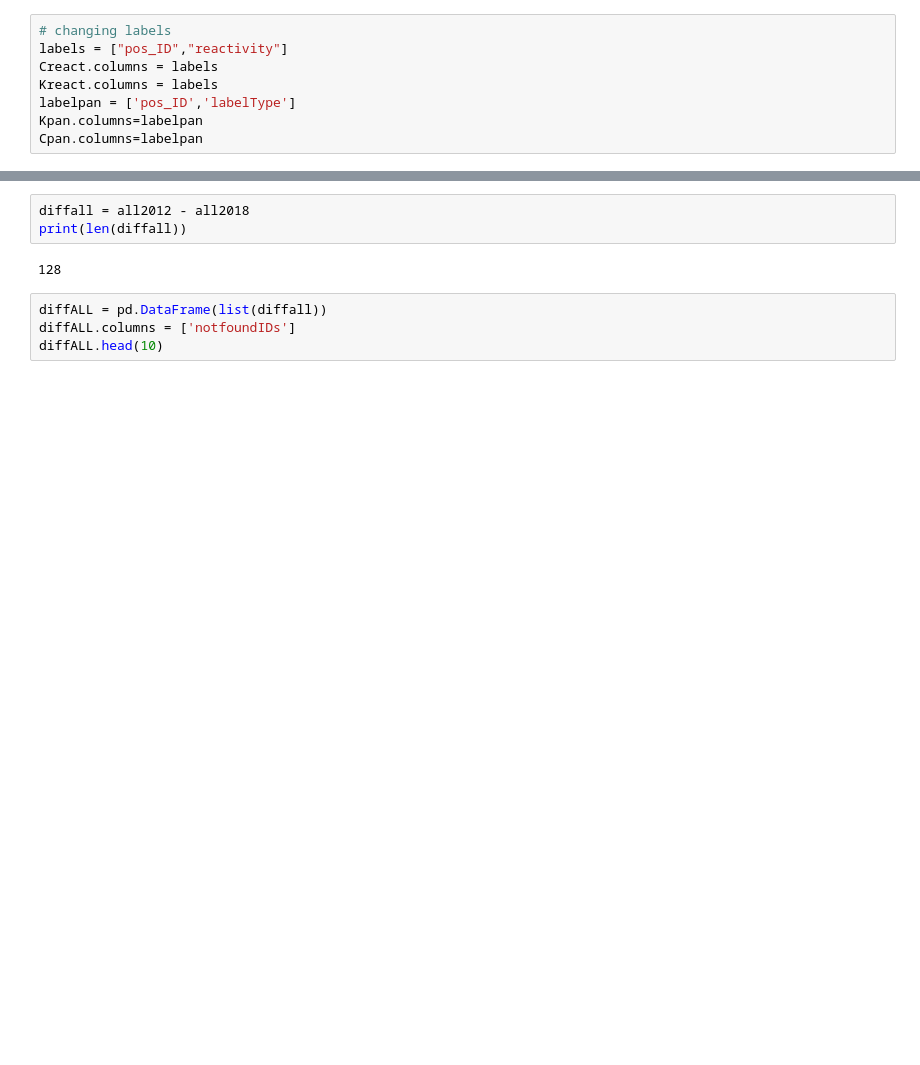
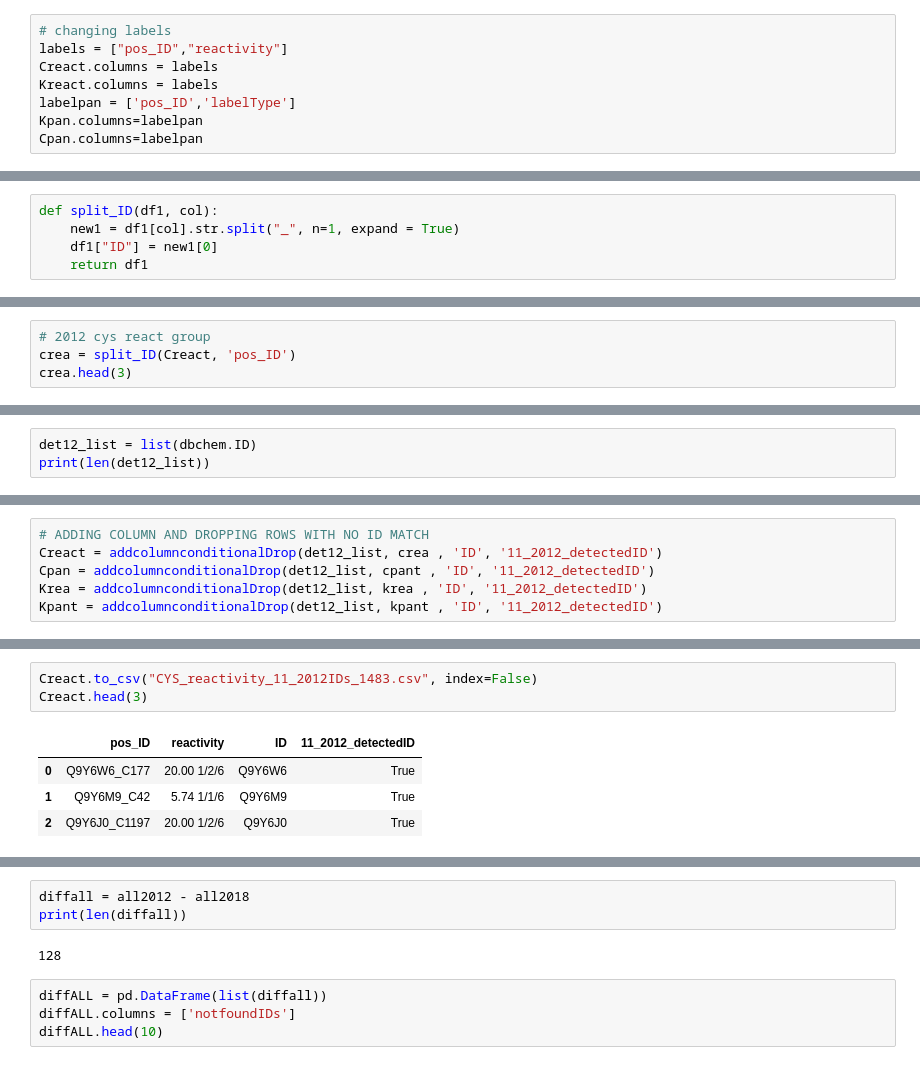
Before and after one commit to Mfpfox/MAPPING, a Jupyter notebook: A19_11_05_Nature2012_CysLys_mapped_2018UKB.ipynb, the cells around one changed output, grey strips where cells are left out. Saved outputs shown, nothing was run; the diff lists cells and outputs as text; blank space fills up the shorter version.

```diff
--- a/A19_08_26_Nature2012_CKpos_2018_update.ipynb
+++ b/A19_11_05_Nature2012_CysLys_mapped_2018UKB.ipynb
@@ -452,0 +454,5 @@ print(len(all2018))
+# %%
+def split_ID(df1, col):
+    new1 = df1[col].str.split("_", n=1, expand = True)
+    df1["ID"] = new1[0]
+    return df1
@@ -452,0 +466,4 @@ print(len(all2018))
+# %%
+# 2012 cys react group
+crea = split_ID(Creact, 'pos_ID')
+crea.head(3)
@@ -452,0 +504,3 @@ print(len(all2018))
+# %%
+det12_list = list(dbchem.ID)
+print(len(det12_list))
@@ -452,0 +509,6 @@ print(len(all2018))
+# %%
+# ADDING COLUMN AND DROPPING ROWS WITH NO ID MATCH
+Creact = addcolumnconditionalDrop(det12_list, crea , 'ID', '11_2012_detectedID')
+Cpan = addcolumnconditionalDrop(det12_list, cpant , 'ID', '11_2012_detectedID')
+Krea = addcolumnconditionalDrop(det12_list, krea , 'ID', '11_2012_detectedID')
+Kpant = addcolumnconditionalDrop(det12_list, kpant , 'ID', '11_2012_detectedID')
@@ -452,0 +525,8 @@ print(len(all2018))
+# %%
+Creact.to_csv("CYS_reactivity_11_2012IDs_1483.csv", index=False)
+Creact.head(3)
+# %% [output]
+|  | pos_ID | reactivity | ID | 11_2012_detectedID |
+| 0 | Q9Y6W6_C177 | 20.00 1/2/6 | Q9Y6W6 | True |
+| 1 | Q9Y6M9_C42 | 5.74 1/1/6 | Q9Y6M9 | True |
+| 2 | Q9Y6J0_C1197 | 20.00 1/2/6 | Q9Y6J0 | True |
```
Also changed, not shown: parts of 98 cells of this notebook.
